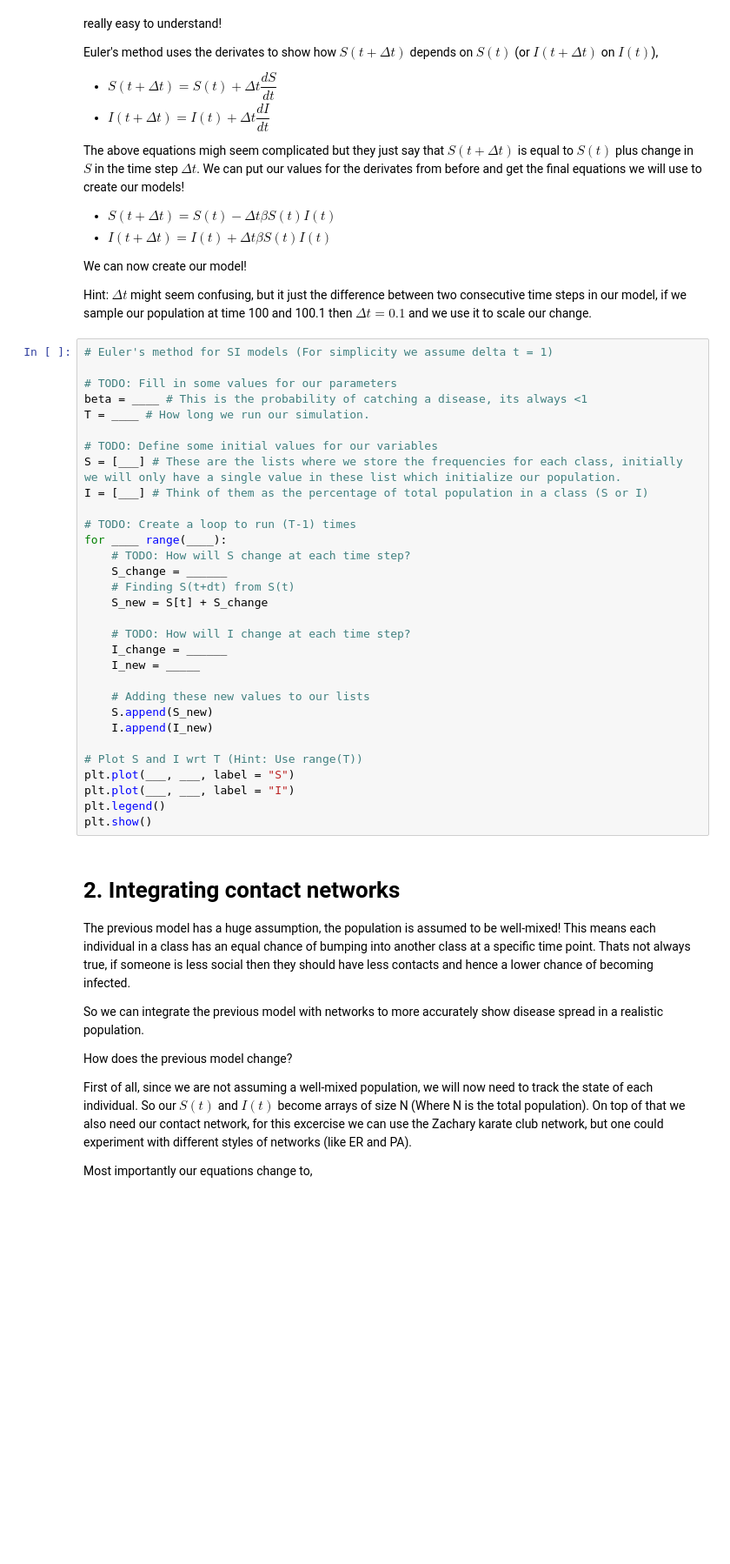
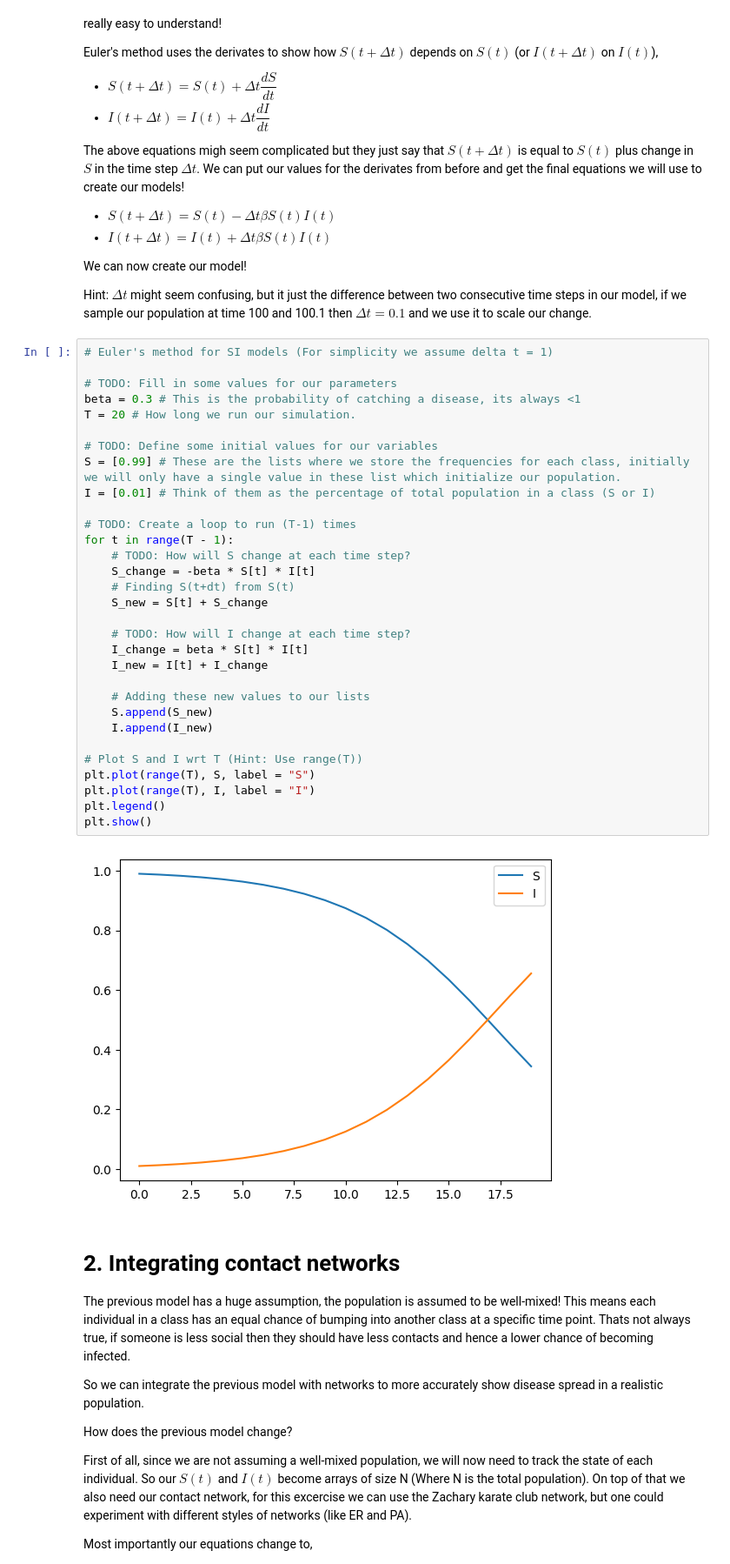
Before and after one commit to rahulsunilkumar/BIOL4559homework, a Jupyter notebook: lab/lab-09.ipynb, the cells around one changed output. Shown at 87% size. Saved outputs shown, nothing was run; the diff lists cells and outputs as text; blank space fills up the shorter version.

```diff
--- a/lab/lab-09.ipynb
+++ b/lab/lab-09.ipynb
@@ -50,34 +55,36 @@ Hint: $\Delta t$ might seem confusing, but it just the difference between two co
 # %%
 # Euler's method for SI models (For simplicity we assume delta t = 1)
 
 # TODO: Fill in some values for our parameters
-beta = ____ # This is the probability of catching a disease, its always <1
-T = ____ # How long we run our simulation.
+beta = 0.3 # This is the probability of catching a disease, its always <1
+T = 20 # How long we run our simulation.
 
 # TODO: Define some initial values for our variables
-S = [___] # These are the lists where we store the frequencies for each class, initially we will only have a single value in these list which initialize our population.
-I = [___] # Think of them as the percentage of total population in a class (S or I)
+S = [0.99] # These are the lists where we store the frequencies for each class, initially we will only have a single value in these list which initialize our population.
+I = [0.01] # Think of them as the percentage of total population in a class (S or I)
 
 # TODO: Create a loop to run (T-1) times
-for ____ range(____):
+for t in range(T - 1):
     # TODO: How will S change at each time step?
-    S_change = ______
+    S_change = -beta * S[t] * I[t]
     # Finding S(t+dt) from S(t)
     S_new = S[t] + S_change
 
     # TODO: How will I change at each time step?
-    I_change = ______
-    I_new = _____
+    I_change = beta * S[t] * I[t]
+    I_new = I[t] + I_change
 
     # Adding these new values to our lists
     S.append(S_new)
     I.append(I_new)
 
 # Plot S and I wrt T (Hint: Use range(T))
-plt.plot(___, ___, label = "S")
-plt.plot(___, ___, label = "I")
+plt.plot(range(T), S, label = "S")
+plt.plot(range(T), I, label = "I")
 plt.legend()
 plt.show()
+# %% [output]
+[figure, added]
 # %% [markdown]
 # 2. Integrating contact networks
 The previous model has a huge assumption, the population is assumed to be well-mixed! This means each individual in a class has an equal chance of bumping into another class at a specific time point. Thats not always true, if someone is less social then they should have less contacts and hence a lower chance of becoming infected.
```
Also changed, not shown: parts of 7 cells of this notebook.
